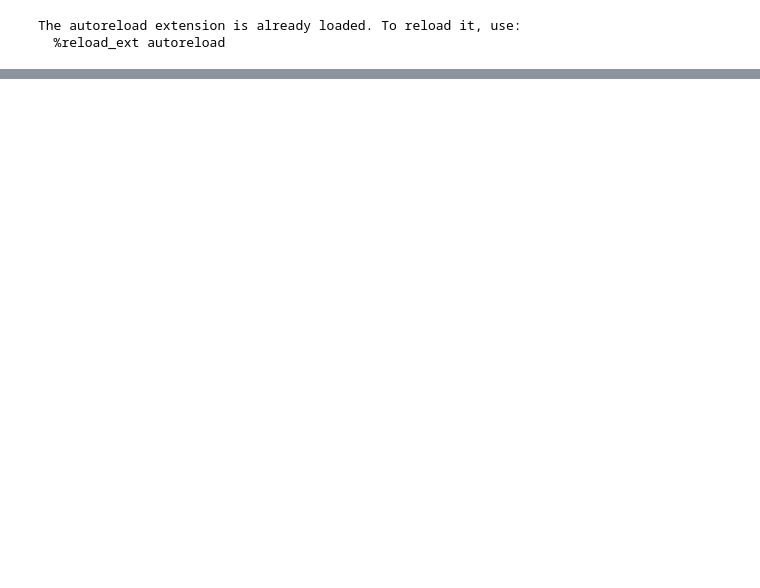
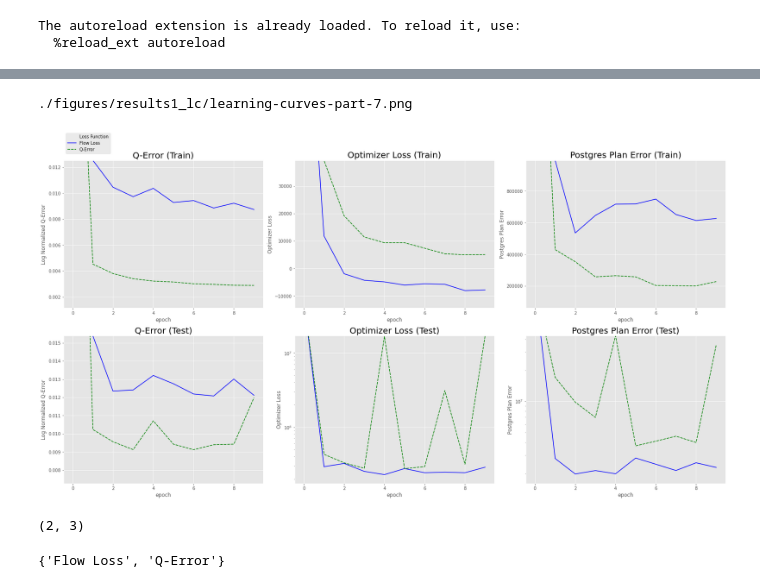
Before and after one commit to parimarjan/learned-cardinalities, a Jupyter notebook: sigmod-exp1-lc.ipynb, the cells around one changed output, grey strips where cells are left out. Cells and saved outputs as stored; diff of their text form; code cells hidden in the pictures; blank space fills up the shorter version.

```diff
--- a/sigmod-exp1-lc.ipynb
+++ b/sigmod-exp1-lc.ipynb
@@ -162,0 +157,5 @@ set(df["loss_type"])
+# %%
+PARTITION = 7
+cur_df = df[df.partition == PARTITION]
+cur_df["Loss Function"] = cur_df.apply(lambda x: ALG_KEY[x["alg"]] ,axis=1)
+print(set(cur_df["Loss Function"]))
@@ -162,0 +198,34 @@ set(df["loss_type"])
+# %%
+plt.style.use('ggplot')
+fig, axs = plt.subplots(figsize=(22.5,12), nrows=2, ncols=3)
+
+train_df = cur_df[cur_df.samples_type == "train"]
+
+plot_one_ax(train_df, "qerr", "linear", "Log Normalized Q-Error", axs[0, 0], legend=True, title="Q-Error (Train)")
+plot_one_ax(train_df, "flow_err", "linear", "Optimizer Loss", axs[0, 1], title="Optimizer Loss (Train)")
+plot_one_ax(train_df, "jerr", "linear", "Postgres Plan Error", axs[0, 2], title="Postgres Plan Error (Train)")
+
+
+test_df = cur_df[cur_df.samples_type == "test"]
+plot_one_ax(test_df, "qerr", "linear", "Log Normalized Q-Error", axs[1, 0], title="Q-Error (Test)")
+plot_one_ax(test_df, "flow_err", "log", "Optimizer Loss", axs[1, 1], title="Optimizer Loss (Test)")
+plot_one_ax(test_df, "jerr", "log", "Postgres Plan Error", axs[1, 2], title="Postgres Plan Error (Test)")
+
+fig.tight_layout(h_pad=1, w_pad=1.0)
+
+fn = "learning-curves-part-" + str(PARTITION) + ".png"
+fn = SAVE_DIR + fn
+print(fn)
+plt.savefig(fn, bbox_inches="tight")
+plt.show()
+# %% [output]
+./figures/results1_lc/learning-curves-part-7.png
+[figure, added]
+# %%
+axs.shape
+# %% [output]
+(2, 3)
+# %%
+print(set(cur_df["Loss Function"]))
+# %% [output]
+{'Flow Loss', 'Q-Error'}
```
Also changed, not shown: parts of 8 cells of this notebook, 12 other files.
